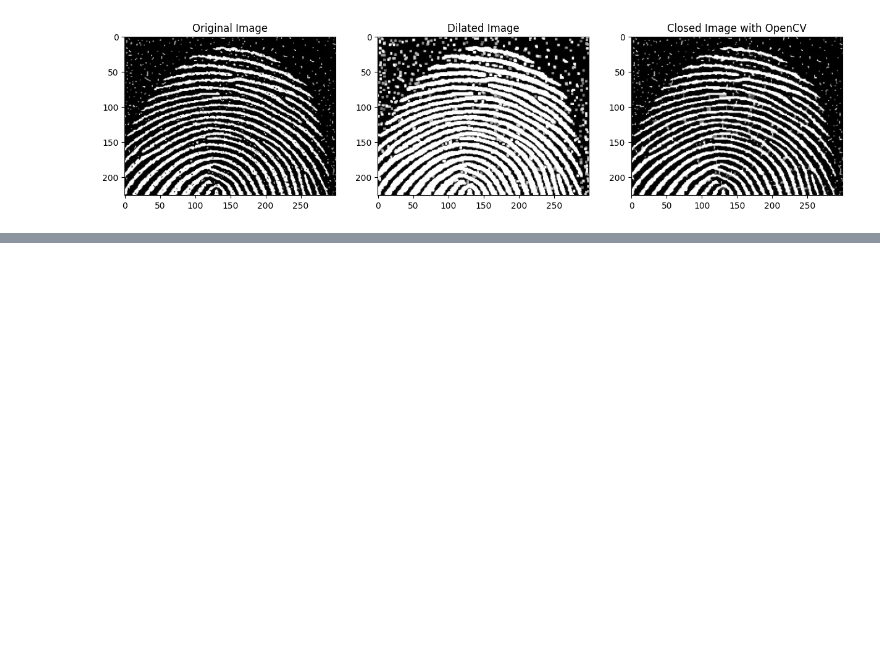
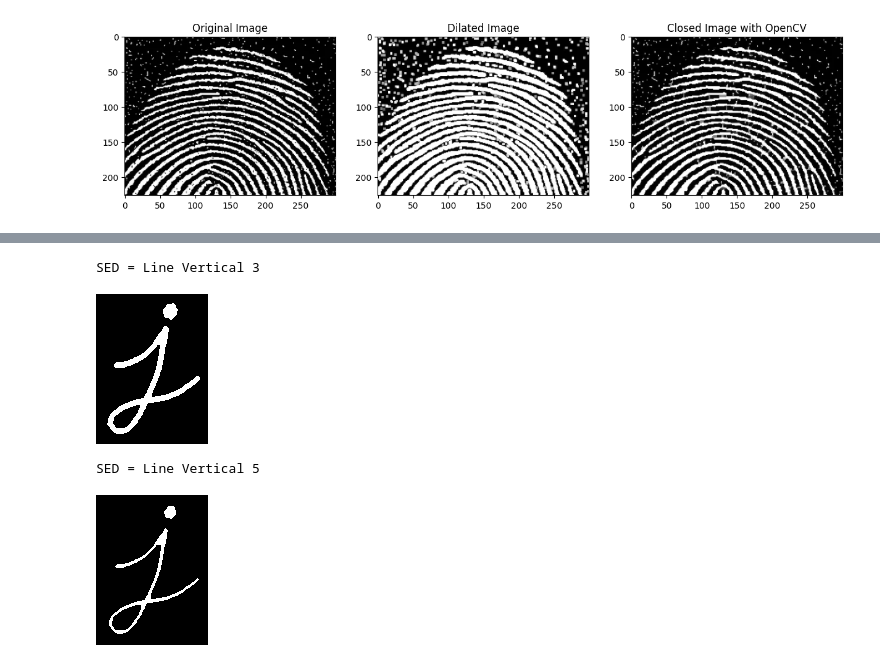
Before and after one commit to fakhruddinarif/imgpro-compvis, a Jupyter notebook: modul9/modul9.ipynb, the cells around one changed output, grey strips where cells are left out. Drawn from its saved outputs; the diff is of its cells as text; code cells hidden in the pictures; blank space fills up the shorter version.

```diff
--- a/modul9/modul9.ipynb
+++ b/modul9/modul9.ipynb
@@ -265,0 +333,17 @@ plt.show()
+# %%
+# Nomor 12
+
+print('SED = Line Vertical 3')
+kernel = cv2.getStructuringElement(cv2.MORPH_RECT, (3, 3))
+dilated_image = cv2.erode(img, kernel)
+cv2_imshow(dilated_image)
+
+print('SED = Line Vertical 5')
+kernel = cv2.getStructuringElement(cv2.MORPH_RECT, (5, 5))
+dilated_image = cv2.erode(img, kernel)
+cv2_imshow(dilated_image)
+# %% [output]
+SED = Line Vertical 3
+[figure, added]
+SED = Line Vertical 5
+[figure, added]
```
Also changed, not shown: parts of 10 cells of this notebook.
